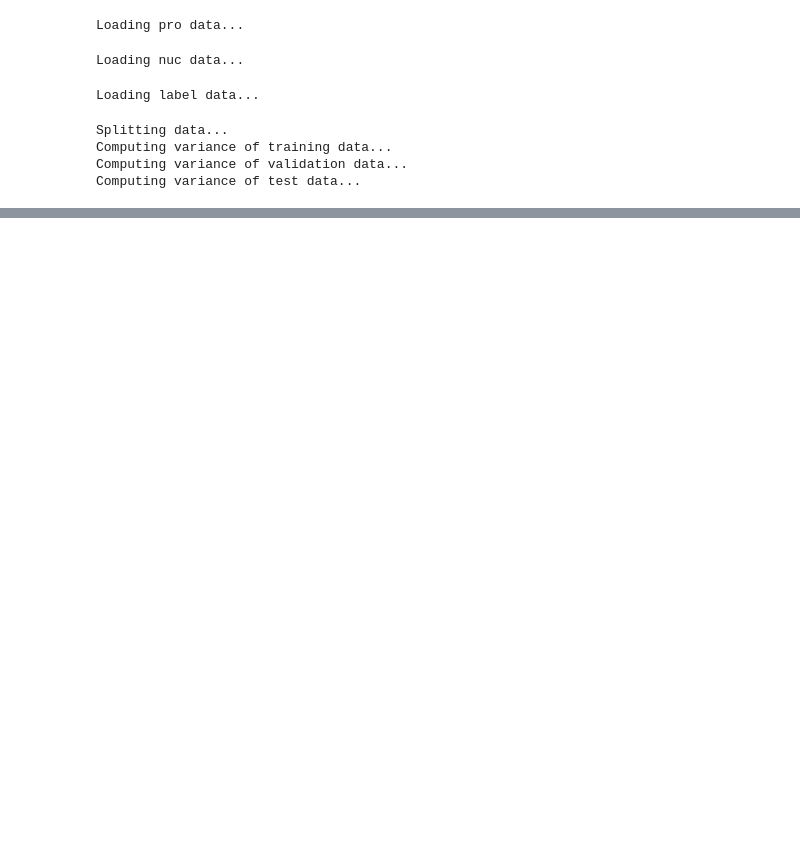
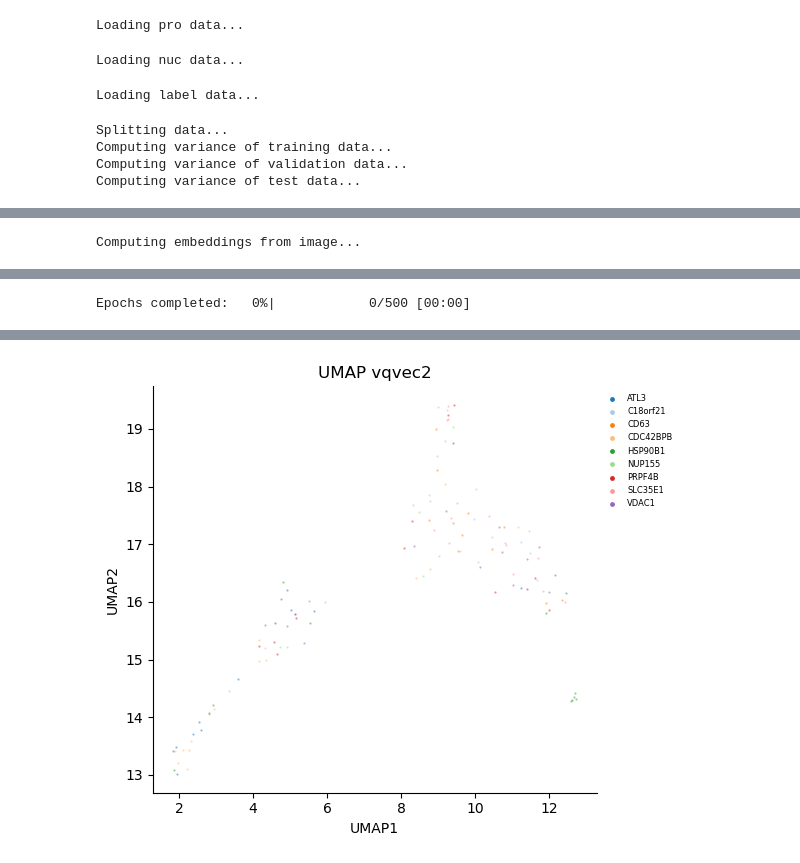
Before and after one commit to sofroniewn/proteoscope, a Jupyter notebook: notebooks/cytoself.ipynb, the cells around one changed output, grey strips where cells are left out. Drawn from its saved outputs; the diff is of its cells as text; code cells hidden in the pictures; blank space fills up the shorter version.

```diff
--- a/notebooks/cytoself.ipynb
+++ b/notebooks/cytoself.ipynb
@@ -156,0 +130,17 @@ Sat May 20 02:12:37 2023 Finished embedding
+# %%
+from cytoself.analysis.analysis_opencell import AnalysisOpenCell
+
+analysis = AnalysisOpenCell(datamanager, trainer)
+umap_data = analysis.plot_umap_of_embedding_vector(
+    data_loader=datamanager.test_loader,
+    group_col=1,
+    output_layer=f'{model_args["fc_input_type"]}2',
+    title=f'UMAP {model_args["fc_input_type"]}2',
+    xlabel='UMAP1',
+    ylabel='UMAP2',
+    s=0.3,
+    alpha=0.5,
+    show_legend=True,
+)
+# %% [output]
+Computing embeddings from image...
@@ -156,0 +154 @@ Sat May 20 02:12:37 2023 Finished embedding
+Epochs completed:   0%|            0/500 [00:00]
@@ -157,3 +156,4 @@ Sat May 20 02:12:37 2023 Finished embedding
+[figure, added]
 # %%
 # Compute bi-clustering heatmap
 analysis.plot_clustermap(num_workers=4)
```
Also changed, not shown: parts of 26 cells of this notebook, 15 other files.
